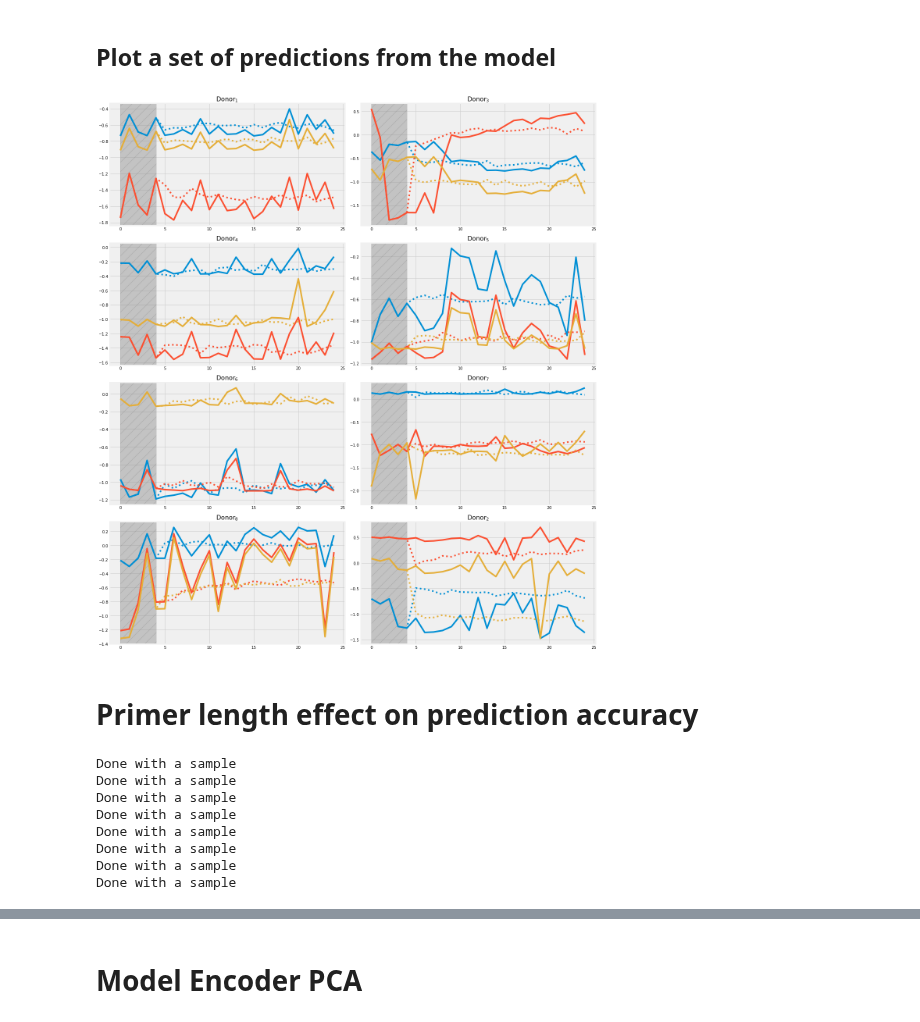
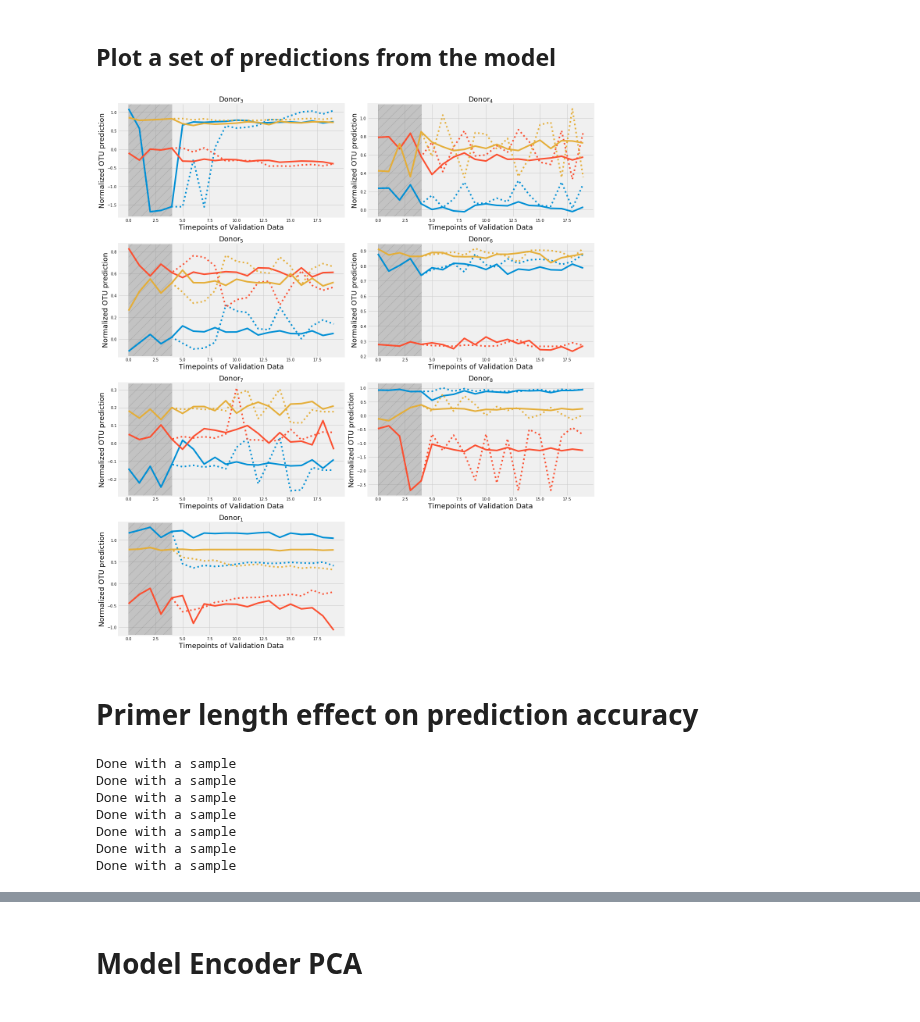
Before and after one commit to michaelwiest/microbiome-rnn, a Jupyter notebook: notebooks/Model Evaluator.ipynb, the cells around one changed output, grey strips where cells are left out. Saved outputs shown, nothing was run; the diff lists cells and outputs as text; code cells hidden in the pictures.

```diff
--- a/notebooks/Model Evaluator.ipynb
+++ b/notebooks/Model Evaluator.ipynb
@@ -136,7 +136,7 @@ file_labs = ['Donor$_{}$'.format(i) for i in range(len(input_files))]
 # Put the model type in here
 model_type = 'enc_dec'
 # What is the name of the model and logs outputted?
-run_suffix = '_EncDec_h512_isl5_tsl5_ns36_isifNone_tsif2_numlstm1_no_chloro'
+run_suffix = '_EncDec_h512_isl5_tsl5_ns36_isifNone_tsif2_numlstm1_teacher_2202_fix'
 # %%
 
 
@@ -170,7 +170,7 @@ print(losses.shape)
 (3, 36, 51)
 # %%
 loss_num_digits = 6
-best_loss_epoch = 39
+best_loss_epoch = 45
 
 fig, ax = plt.subplots(figsize=(8, 4.5))
 labels = ['Training data: ({})', 'Validation data: ({})', 'Test data: ({})']
@@ -349,7 +349,7 @@ plt.show()
 train_list = t_v_t_losses[0].transpose(1, 0, 2).reshape(model.otu_handler.num_strains, -1).tolist()
 val_list = t_v_t_losses[1].transpose(1, 0, 2).reshape(model.otu_handler.num_strains, -1).tolist()
 test_list = t_v_t_losses[2].transpose(1, 0, 2).reshape(model.otu_handler.num_strains, -1).tolist()
-fig, ax = plt.subplots(3,1, figsize=(10, 15))
+fig, ax = plt.subplots(3,1, figsize=(8.5, 12))
 axl = ax.flatten()
 
 for i, to_plot in enumerate([train_list, val_list, test_list]):
@@ -359,6 +359,8 @@ for i, to_plot in enumerate([train_list, val_list, test_list]):
     axl[i].set_xticklabels(list(range(otu_handler.num_strains + 1))[::5], fontsize=16)
     axl[i].set_xlim(0, otu_handler.num_strains + 1)
     axl[i].tick_params(axis='both', labelsize=16)
+    axl[i].set_xlabel('OTU Index', fontsize=18)
+    axl[i].set_ylabel('Normalized RMSE\nContribution', fontsize=18)
     for j, box in enumerate(bp['boxes']):
         # change outline color
         box.set(linewidth=2)
@@ -527,24 +485,22 @@ print(r, pval)
 model = model.train()
 # %%
 # How far into the dataset to start for a primer.
-test_index = 2
+test_index = 1
 start_fraction = 0.78
 starts = [start_fraction] * len(otu_handler.samples)
 starts[test_index] = 0.0
 primer_len = 5
 window_size = 5
-predict_length = 20
+predict_length = 15
 samps = [i for i, s in enumerate(otu_handler.samples) if (s.shape[1] * 0.2 > primer_len + predict_length or i == test_index)]
 
 # Strain indices to plot.
-# r = range(10, 13)
-# r = [25, 18, 15]
-# r = [0, 2, 21]
 # r = list(np.random.randint(size=3, low=0, high=36))
-r = [29, 25, 7]
-# r = [0, 2, 21]
+# r = [25, 34, 10]
+# r = [12, 17, 4]
+r = [10, 6, 35]
 # Can reconfigure this to actually display relevant strain names.
-labels = ['Strain: {}'.format(ri) for ri in r]
+labels = ['OTU: {}'.format(ri) for ri in r]
 # %%
 # Just a little math to figure out the dimensions of the plots. Because the number of samples could be variable.
 num_cols = 2
@@ -573,60 +529,62 @@ for i, s in enumerate(otu_handler.samples):
 
         if k == 0:
             for j, ri in enumerate(r):
-                axl[k].plot(dream[ri, :, 0].T, ls=':', c=default_colors[j], label='{}: Prediction'.format(labels[j]))
-                axl[k].plot(comparison[ri, :].T, c=default_colors[j], label='{}: Actual'.format(labels[j]))
+                axl[k].plot(dream[ri, :, 0].T, c=default_colors[j], label='{}: Prediction'.format(labels[j]))
+                axl[k].plot(comparison[ri, :].T, c=default_colors[j], label='{}: Actual'.format(labels[j]), ls=':')
         else:
             for j, ri in enumerate(r):
-                axl[k].plot(dream[ri, :, 0].T, ls=':', c=default_colors[j], label='_nolegend_')
-                axl[k].plot(comparison[ri, :].T, c=default_colors[j], label='_nolegend_')
+                axl[k].plot(dream[ri, :, 0].T, c=default_colors[j], label='_nolegend_')
+                axl[k].plot(comparison[ri, :].T, c=default_colors[j], label='_nolegend_', ls=':')
         axl[k].axvspan(0, (primer_len) - 1, alpha=0.4, color='gray',
                     label='_nolegend_', hatch='/')
 #         axl[k].set_xticks(list(range(primer_len + predict_length))[::5])
 #         axl[k].set_xticklabels(list(range(start_index, start_index + primer_len + predict_length))[::5])
-        axl[k].set_title(file_labs[i], fontsize=16)
+        axl[k].set_title(file_labs[i], fontsize=18)
+        axl[k].set_xlabel('Timepoints of Validation Data', fontsize=18)
+        axl[k].set_ylabel('Normalized OTU prediction', fontsize=18)
         k += 1
 
 start_index = int(starts[test_index] * otu_handler.samples[test_index].shape[1])
 primer, comparison = get_primer_and_comparison_data(otu_handler,
                                                     test_index,
                                                     start_index,
                                                     primer_len,
                                                     predict_length)
 
 # Plot the test example. Have it at the end.
 dream = model.daydream2(primer, predict_len=predict_length)
 
 for j, ri in enumerate(r):
     axl[k].plot(dream[ri, :, 0].T, ls=':', c=default_colors[j], label='_nolegend_')
     axl[k].plot(comparison[ri, :].T, c=default_colors[j], label='_nolegend_')
 
 # Plot the priming region.
 axl[k].axvspan(0, (primer_len) - 1, alpha=0.4, color='gray',
             label='_nolegend_', hatch='/')
-axl[k].set_title(file_labs[test_index], fontsize=16)
-
-
+axl[k].set_title(file_labs[test_index], fontsize=18)
+axl[k].set_xlabel('Timepoints of Validation Data', fontsize=18)
+axl[k].set_ylabel('Normalized OTU prediction', fontsize=18)
 
 
 # Cleanup
 if num_rows * num_cols != len(samps):
     ax[-1, -1].axis('off')
 plt.tight_layout()
-# fig.legend(loc='lower center', ncol=len(r), labelspacing=0.2, fontsize=14)
+# fig.legend(loc='lower right', ncol=len(r), labelspacing=0.2, fontsize=14)
 # plt.suptitle('Model\'s Time-series Predictions', fontsize=24, y=0.9)
 plt.show()
 # %% [output]
-[figure, old version]
+[figure, new version]
 # %% [markdown]
 # Primer length effect on prediction accuracy
 # %%
 cmap = matplotlib.cm.get_cmap('Set1')
 # %%
-max_primer_len = 15
-predict_length = 15
+max_primer_len = 14
+predict_length = 16
 # samps = [i for i, s in enumerate(otu_handler.samples) if s.shape[1] * 0.2 > max_primer_len + predict_length]
 starts = [0.8] * len(otu_handler.samples)
-starts[test_index] = 0
+starts[test_index] = 0.0
 primer_lens = list(range(2, max_primer_len))
 
 
@@ -656,7 +614,6 @@ Done with a sample
 Done with a sample
 Done with a sample
 Done with a sample
-Done with a sample
 # %%
 primer_losses = primer_losses[:, np.all(primer_losses != 0, axis=0)]
 # %%
```
Also changed, not shown: parts of 12 cells of this notebook, 2 other files.
